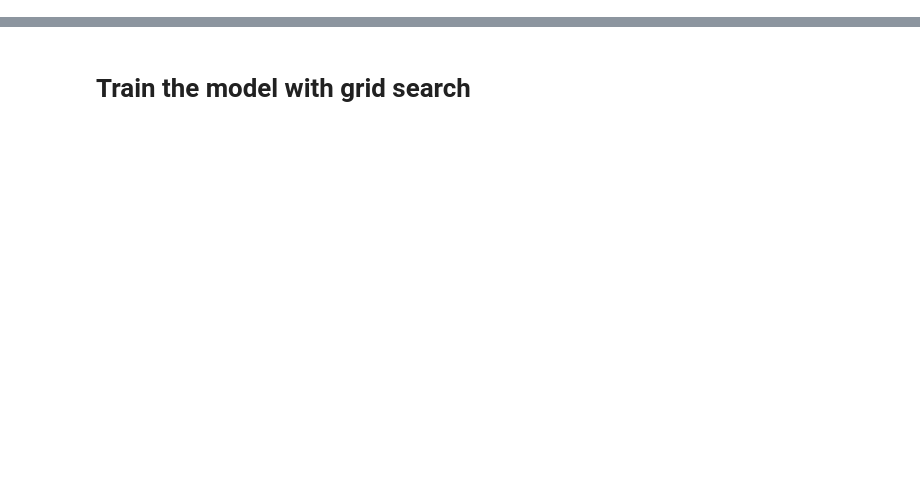
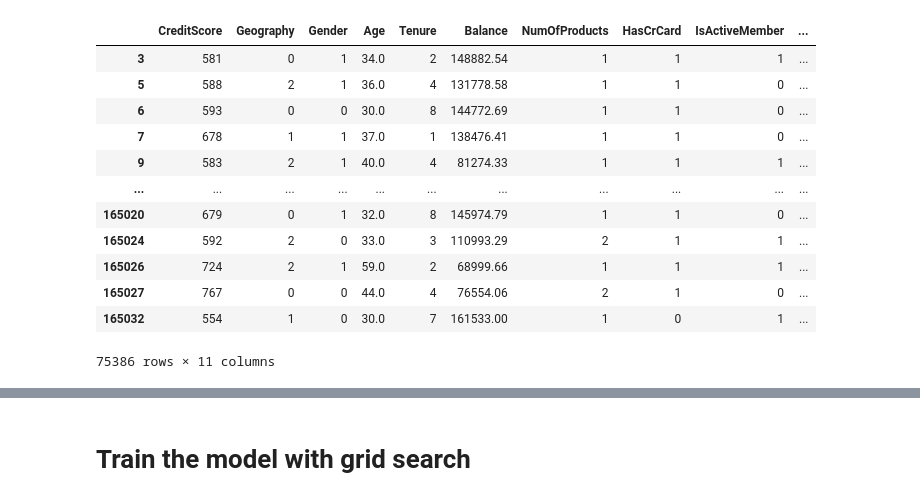
Before and after one commit to yumi-h-1/Predicting-Bank-Customer-Churn, a Jupyter notebook: NECO_Individual Project/INM427 Neural Computing_Individual Project.ipynb, the cells around one changed output, grey strips where cells are left out. Cells and saved outputs as stored; diff of their text form; code cells hidden in the pictures; blank space fills up the shorter version.

```diff
--- a/NECO_groupwork/Credit_churn_rate multi layer perceptron.ipynb
+++ b/NECO_Individual Project/INM427 Neural Computing_Individual Project.ipynb
@@ -358,0 +238,19 @@ torch.float32 torch.Size([24755])
+# %%
+# Check the distribution of the other features and 'Exited'(target) when the balance is not 0.
+# Select the data without 0 in 'Balance'.
+df_no0_balance = df[df['Balance'] != 0]
+df_no0_balance
+# %% [output]
+|  | CreditScore | Geography | Gender | Age | Tenure | Balance | NumOfProducts | HasCrCard | IsActiveMember | ... |
+| 3 | 581 | 0 | 1 | 34.0 | 2 | 148882.54 | 1 | 1 | 1 | ... |
+| 5 | 588 | 2 | 1 | 36.0 | 4 | 131778.58 | 1 | 1 | 0 | ... |
+| 6 | 593 | 0 | 0 | 30.0 | 8 | 144772.69 | 1 | 1 | 0 | ... |
+| 7 | 678 | 1 | 1 | 37.0 | 1 | 138476.41 | 1 | 1 | 0 | ... |
+| 9 | 583 | 2 | 1 | 40.0 | 4 | 81274.33 | 1 | 1 | 1 | ... |
+| ... | ... | ... | ... | ... | ... | ... | ... | ... | ... | ... |
+| 165020 | 679 | 0 | 1 | 32.0 | 8 | 145974.79 | 1 | 1 | 0 | ... |
+| 165024 | 592 | 2 | 0 | 33.0 | 3 | 110993.29 | 2 | 1 | 1 | ... |
+| 165026 | 724 | 2 | 1 | 59.0 | 2 | 68999.66 | 1 | 1 | 1 | ... |
+| 165027 | 767 | 0 | 0 | 44.0 | 4 | 76554.06 | 2 | 1 | 0 | ... |
+| 165032 | 554 | 1 | 0 | 30.0 | 7 | 161533.00 | 1 | 0 | 1 | ... |
+75386 rows × 11 columns
```
Also changed, not shown: parts of 193 cells of this notebook, 12 other files.
